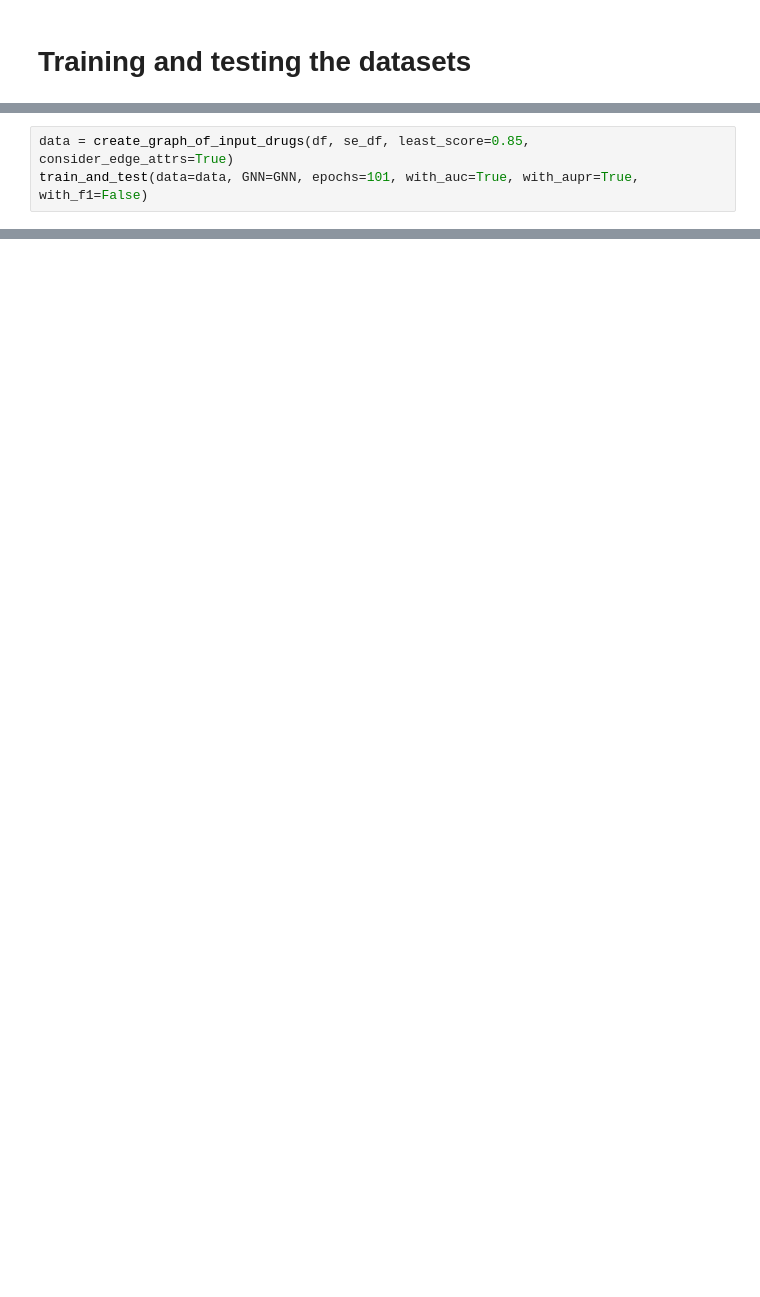
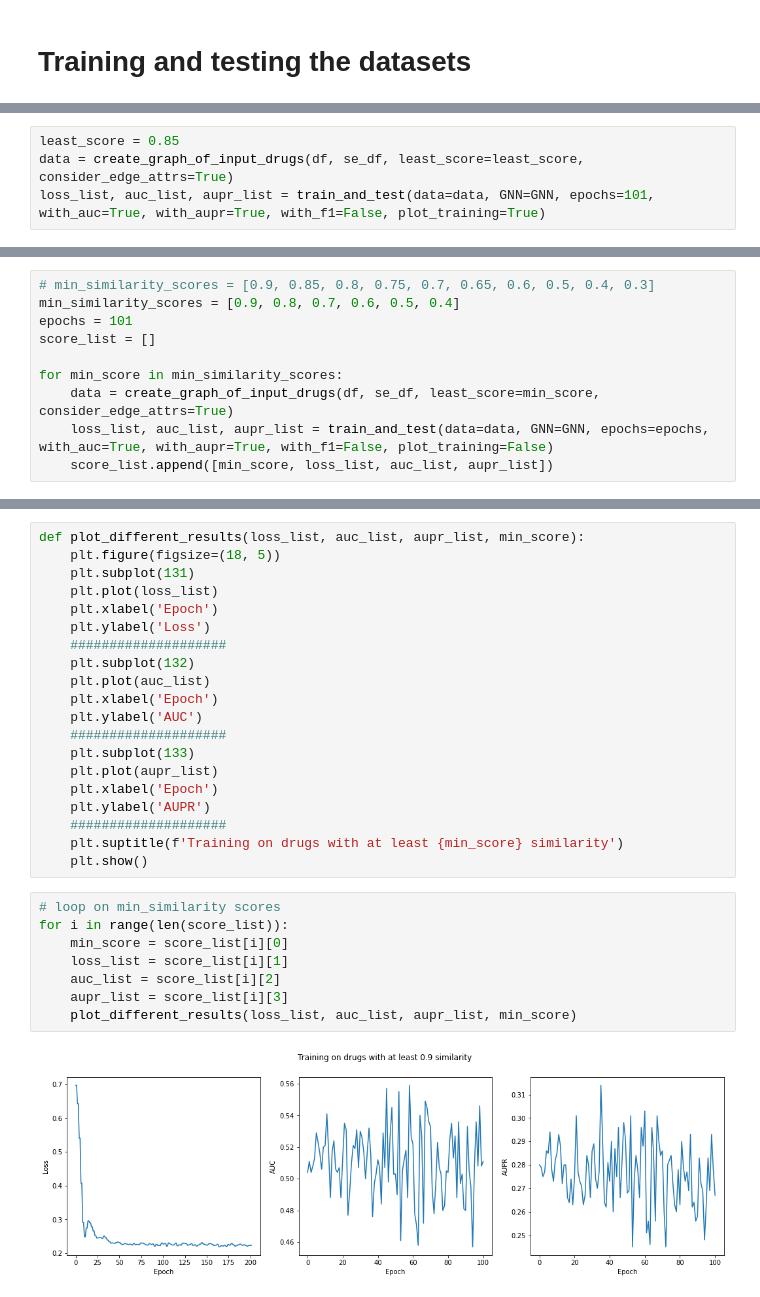
Before and after one commit to sinaziaee/drug_side_effects, a Jupyter notebook: main.ipynb, the cells around one changed output, grey strips where cells are left out. Saved outputs shown, nothing was run; the diff lists cells and outputs as text; blank space fills up the shorter version.

Commit message:
added figure creation

```diff
--- a/main.ipynb
+++ b/main.ipynb
@@ -196,6 +204,7 @@ def train_and_test(data, GNN, epochs=101, with_auc=True, with_aupr=True, with_f1
 # %%
-data = create_graph_of_input_drugs(df, se_df, least_score=0.85, consider_edge_attrs=True)
-train_and_test(data=data, GNN=GNN, epochs=101, with_auc=True, with_aupr=True, with_f1=False)
+least_score = 0.85
+data = create_graph_of_input_drugs(df, se_df, least_score=least_score, consider_edge_attrs=True)
+loss_list, auc_list, aupr_list = train_and_test(data=data, GNN=GNN, epochs=101, with_auc=True, with_aupr=True, with_f1=False, plot_training=True)
 # %% [output]
 (78, 1090)
 Data(edge_index=[2, 126], edge_attr=[126], y=[78, 601], x=[78, 5])
@@ -213,3 +222,13 @@ Epoch: 100, Loss: 0.175, AUC Score: 0.545, F1 Score: N/A, AUPR Score: 0.281
 [figure]
 [figure]
 [figure]
+# %%
+# min_similarity_scores = [0.9, 0.85, 0.8, 0.75, 0.7, 0.65, 0.6, 0.5, 0.4, 0.3]
+min_similarity_scores = [0.9, 0.8, 0.7, 0.6, 0.5, 0.4]
+epochs = 101
+score_list = []
+
+for min_score in min_similarity_scores:
+    data = create_graph_of_input_drugs(df, se_df, least_score=min_score, consider_edge_attrs=True)
+    loss_list, auc_list, aupr_list = train_and_test(data=data, GNN=GNN, epochs=epochs, with_auc=True, with_aupr=True, with_f1=False, plot_training=False)
+    score_list.append([min_score, loss_list, auc_list, aupr_list])
@@ -215,0 +253,30 @@ Epoch: 100, Loss: 0.175, AUC Score: 0.545, F1 Score: N/A, AUPR Score: 0.281
+# %%
+def plot_different_results(loss_list, auc_list, aupr_list, min_score):
+    plt.figure(figsize=(18, 5))
+    plt.subplot(131)
+    plt.plot(loss_list)
+    plt.xlabel('Epoch')
+    plt.ylabel('Loss')
+    ####################
+    plt.subplot(132)
+    plt.plot(auc_list)
+    plt.xlabel('Epoch')
+    plt.ylabel('AUC')
+    ####################
+    plt.subplot(133)
+    plt.plot(aupr_list)
+    plt.xlabel('Epoch')
+    plt.ylabel('AUPR')
+    ####################
+    plt.suptitle(f'Training on drugs with at least {min_score} similarity')
+    plt.show()
+# %%
+# loop on min_similarity scores
+for i in range(len(score_list)):
+    min_score = score_list[i][0]
+    loss_list = score_list[i][1]
+    auc_list = score_list[i][2]
+    aupr_list = score_list[i][3]
+    plot_different_results(loss_list, auc_list, aupr_list, min_score)
+# %% [output]
+[figure, added]
```
Also changed, not shown: parts of 12 cells of this notebook, 5 other files.
